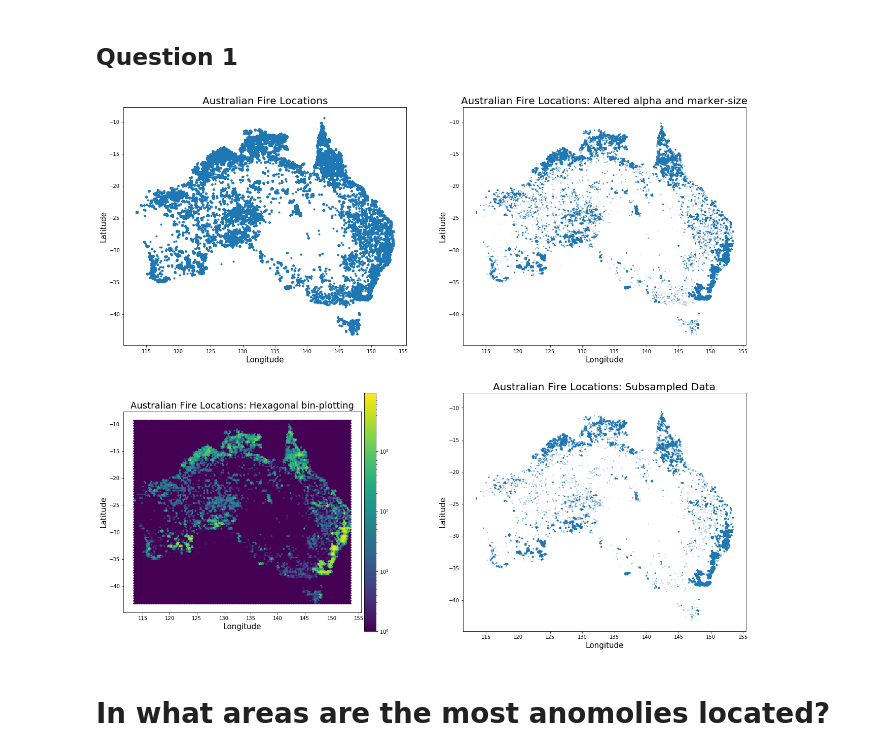
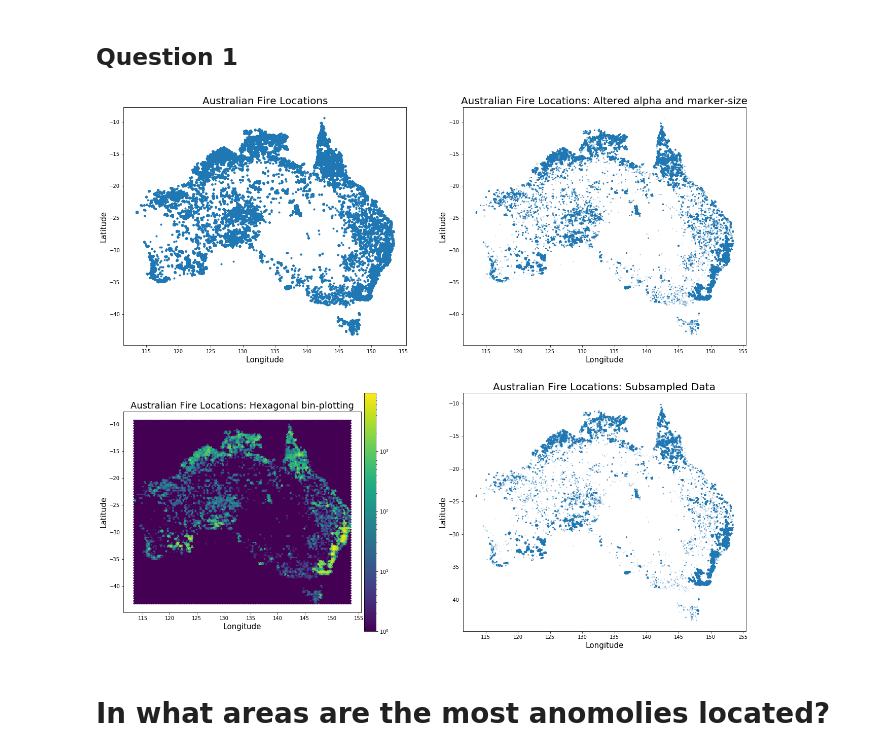
Before and after one commit to dsikka/Applied_ML, a Jupyter notebook: HW1/HW1.ipynb, the cells around one changed output. Cells and saved outputs as stored; diff of their text form; code cells hidden in the pictures.

```diff
--- a/HW1/HW1.ipynb
+++ b/HW1/HW1.ipynb
@@ -28,32 +28,32 @@ lat_subsample = np.take(latitude, subsample_idx)
 # %%
 fig, ax = plt.subplots(2,2, figsize=(22,19))
 ax1, ax2, ax3, ax4 = ax.ravel()
 
 ax1.plot(longitude, latitude, '.')
 ax1.set_xlabel('Longitude', fontsize=15)
 ax1.set_ylabel('Latitude', fontsize=15)
 ax1.set_title('Australian Fire Locations', fontsize=20)
 
-ax2.plot(longitude, latitude, '.', markersize='2', alpha=0.10)
+ax2.plot(longitude, latitude, '.', markersize='2', alpha=0.20)
 ax2.set_xlabel('Longitude', fontsize=15)
 ax2.set_ylabel('Latitude', fontsize=15)
 ax2.set_title('Australian Fire Locations: Altered alpha and marker-size', fontsize=20)
 
 hb = ax3.hexbin(longitude, latitude, bins='log', gridsize=125)
 ax3.set_xlabel('Longitude', fontsize=15)
 ax3.set_ylabel('Latitude', fontsize=15)
 ax3.set_title('Australian Fire Locations: Hexagonal bin-plotting', fontsize=18)
 fig.colorbar(hb, ax=ax3,pad=0.01)
 ax3.set_aspect('equal')
 
-ax4.plot(long_subsample, lat_subsample, '.', markersize=2, alpha=0.10)
+ax4.plot(long_subsample, lat_subsample, '.', markersize=2, alpha=0.20)
 ax4.set_xlabel('Longitude', fontsize=15)
 ax4.set_ylabel('Latitude', fontsize=15)
 ax4.set_title('Australian Fire Locations: Subsampled Data', fontsize=20)
 
 plt.show()
 # %% [output]
-[figure, old version]
+[figure, new version]
 # %% [markdown]
 # In what areas are the most anomolies located?
 # %% [markdown]
```
Also changed, not shown: parts of 5 cells of this notebook, 1 other file.
